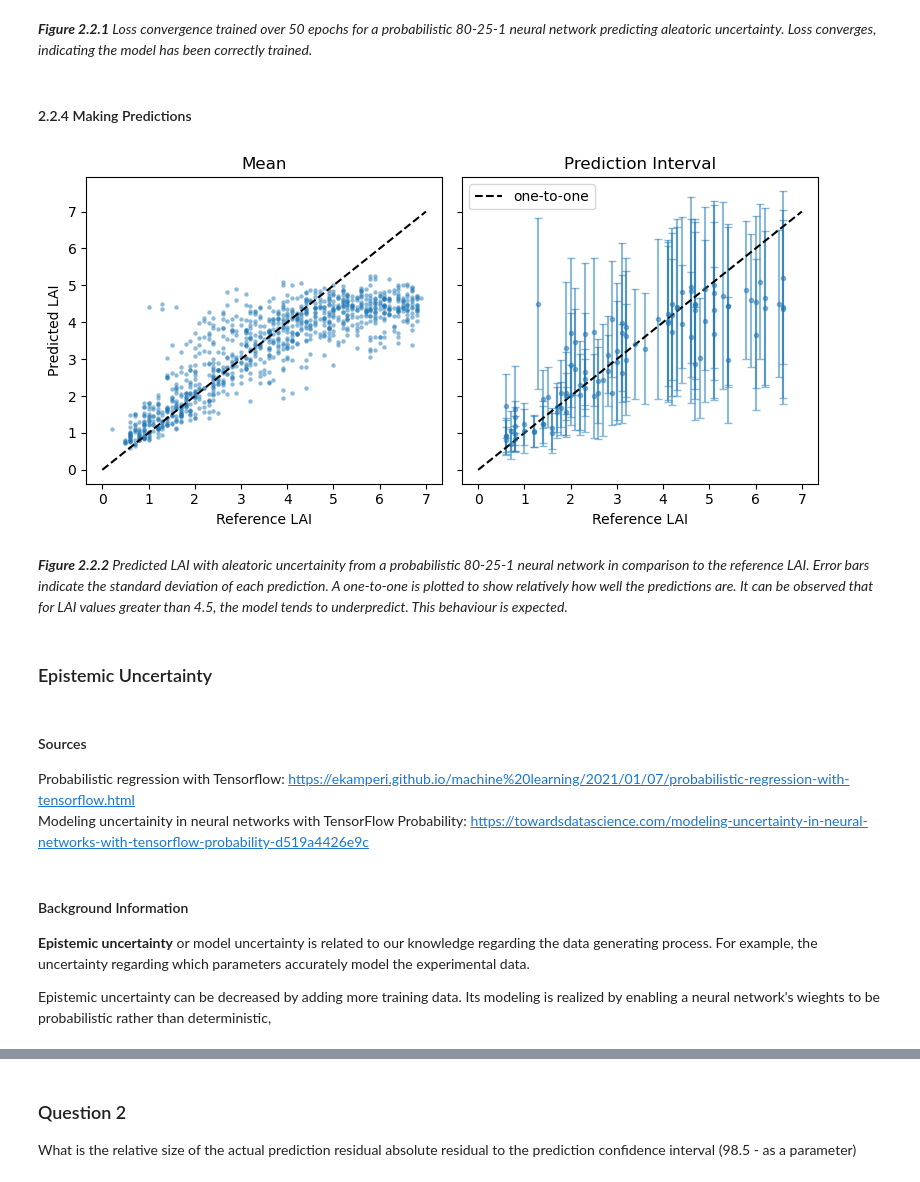
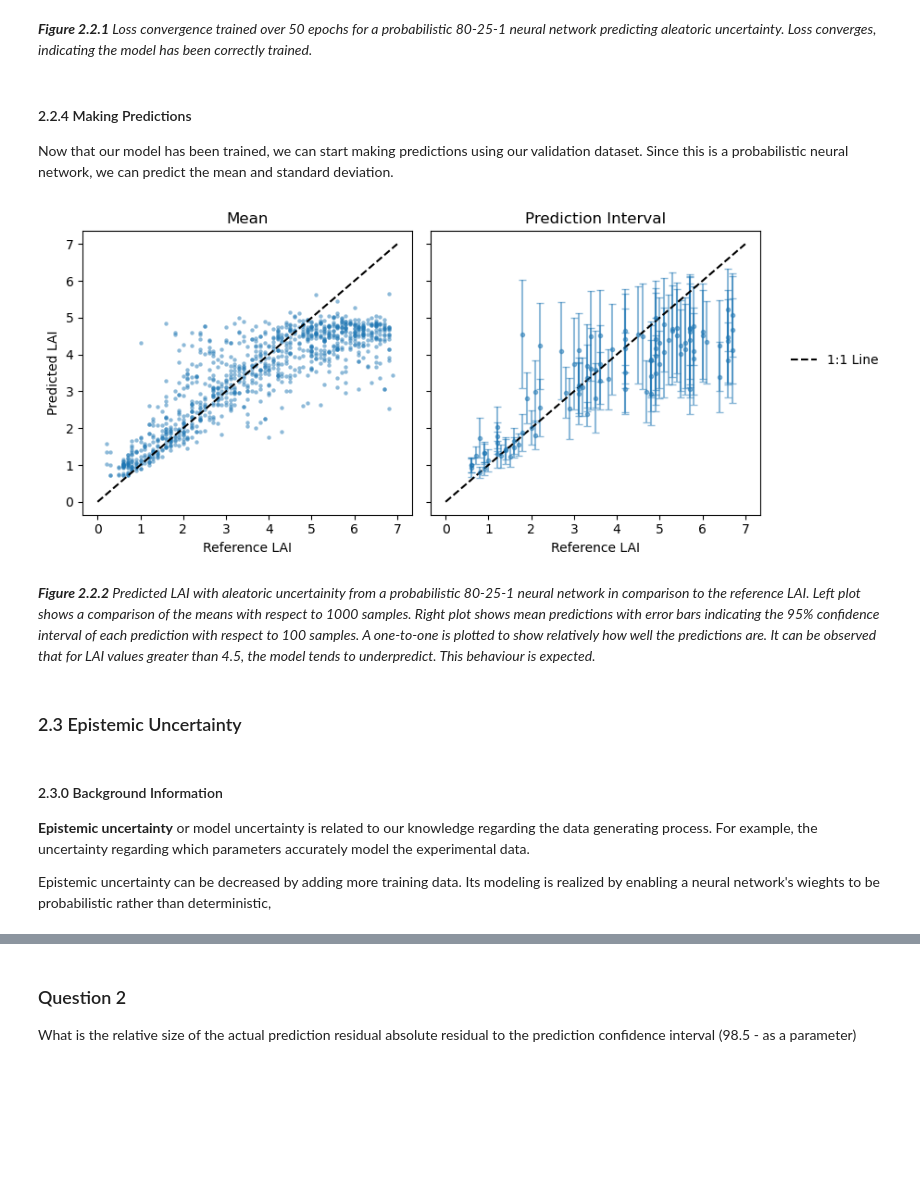
Before and after one commit to watermelonxx/WorkTerm-Winter2023, a Jupyter notebook: ModelingUncertainty/ModelingUncertainty.ipynb, the cells around one changed output, grey strips where cells are left out. Saved outputs shown, nothing was run; the diff lists cells and outputs as text; code cells hidden in the pictures; blank space fills up the shorter version.

```diff
--- a/ModelingUncertainty/ModelingUncertainty.ipynb
+++ b/ModelingUncertainty/ModelingUncertainty.ipynb
@@ -159,0 +213,4 @@ plt.show()
+# %%
+biome = 7
+valbiomeDictLAI[biome]['rfstddev'] = dict()
+valbiomeDictLAI[biome]['rfstddev']['model'] = rfrgarden(n_estimators=100,min_samples_leaf=10,max_features=5,bootstrap=True,random_state=0,verbose=0,n_jobs=-1,max_leaf_nodes=10000)
@@ -159,0 +220,3 @@ plt.show()
+# %%
+# Fitting a Random Forest Quantile Regressor for each biome type
+valbiomeDictLAI[biome]['rfstddev']['model'] = valbiomeDictLAI[biome]['rfstddev']['model'].fit(calbiomeDictLAI[biome]['X_train'], calbiomeDictLAI[biome]['y_train'])
@@ -159,0 +225,12 @@ plt.show()
+# %%
+name = 'rfstddev'
+biome = 7
+
+valSize = [100, 1000]
+
+for size in valSize:
+
+    valbiomeDictLAI[biome][name]['mean_' + str(size)], valbiomeDictLAI[biome][name]['stddev_' + str(size)] = valbiomeDictLAI[biome][name]['model'].predict(valbiomeDictLAI[biome]['X_test_' + str(size)], return_std=True)
+
+    valbiomeDictLAI[biome][name]['lower_' + str(size)] = valbiomeDictLAI[biome][name]['mean_' + str(size)] - valbiomeDictLAI[biome][name]['stddev_' + str(size)]
+    valbiomeDictLAI[biome][name]['upper_' + str(size)] = valbiomeDictLAI[biome][name]['mean_' + str(size)] + valbiomeDictLAI[biome][name]['stddev_' + str(size)]
@@ -408,6 +572,7 @@ Text(0, 0.5, 'Loss')
 _**Figure 2.2.1** Loss convergence trained over 50 epochs for a probabilistic 80-25-1 neural network predicting aleatoric uncertainty. Loss converges, indicating the model has been correctly trained._
 # %% [markdown]
 #### 2.2.4 Making Predictions
+Now that our model has been trained, we can start making predictions using our validation dataset. Since this is a probabilistic neural network, we can predict the mean and standard deviation.
 # %%
 name = 'pnn_80_25_1_A'
 biome = 7
@@ -415,52 +580,53 @@ biome = 7
 valSize = [100, 1000]
 
 for size in valSize:
+    # Model returns a distribution object
     valbiomeDictLAI[biome][name]['y_model_' + str(size)] = valbiomeDictLAI[biome][name]['model'](valbiomeDictLAI[biome]['X_test_' + str(size)])
 
+    # Mean and standard deviation
     valbiomeDictLAI[biome][name]['mean_' + str(size)] = valbiomeDictLAI[biome][name]['y_model_' + str(size)].mean().numpy().flatten()
     valbiomeDictLAI[biome][name]['stddev_' + str(size)] = valbiomeDictLAI[biome][name]['y_model_' + str(size)].stddev().numpy().flatten()
 
-    valbiomeDictLAI[biome][name]['lower_' + str(size)] = valbiomeDictLAI[biome][name]['mean_' + str(size)] - 2 * valbiomeDictLAI[biome][name]['stddev_' + str(size)]
-    valbiomeDictLAI[biome][name]['upper_' + str(size)] = valbiomeDictLAI[biome][name]['mean_' + str(size)] + 2 * valbiomeDictLAI[biome][name]['stddev_' + str(size)]
-    valbiomeDictLAI[biome][name]['error_' + str(size)] = 2 * valbiomeDictLAI[biome][name]['stddev_' + str(size)]
+    # Upper and lower bound of confidence interval
+    # 2 stddev from the mean gives approx. the 95% confidence interval
+    valbiomeDictLAI[biome][name]['lower_' + str(size)] = valbiomeDictLAI[biome][name]['mean_' + str(size)] - valbiomeDictLAI[biome][name]['stddev_' + str(size)]
+    valbiomeDictLAI[biome][name]['upper_' + str(size)] = valbiomeDictLAI[biome][name]['mean_' + str(size)] + valbiomeDictLAI[biome][name]['stddev_' + str(size)]
 # %%
 name = 'pnn_80_25_1_A'
 biome = 7
 
 fig, axes = plt.subplots(1, 2, sharey=True, figsize=(8,4))
 
-axes[0].scatter(np.divide(valbiomeDictLAI[biome]['y_test_1000'], 10), np.divide(valbiomeDictLAI[biome][name]['mean_1000'], 10), s=10, alpha=0.5, lw=0)
-axes[0].plot([0, 7], [0, 7], 'k--', label='one-to-one')
+# Plot the mean of the predictions
+axes[0].scatter(np.divide(valbiomeDictLAI[biome]['y_test_1000'], scaling), np.divide(valbiomeDictLAI[biome][name]['mean_1000'], scaling), s=10, alpha=0.5, lw=0)
+axes[0].plot([0, 7], [0, 7], 'k--', label='1:1 Line')
 
 axes[0].set_xlabel("Reference LAI")
 axes[0].set_ylabel("Predicted LAI")
 axes[0].set_title('Mean')
 
-axes[1].errorbar(np.divide(valbiomeDictLAI[biome]['y_test_100'], 10), np.divide(valbiomeDictLAI[biome][name]['mean_100'], 10), np.divide(valbiomeDictLAI[biome][name]['error_100'], 10), fmt='o', ms=3, alpha=0.5, capsize=3)
-axes[1].plot([0, 7], [0, 7], 'k--', label='one-to-one')
+# Plot the confidence interval
+axes[1].errorbar(np.divide(valbiomeDictLAI[biome]['y_test_100'], scaling), np.divide(valbiomeDictLAI[biome][name]['mean_100'], scaling), np.divide(valbiomeDictLAI[biome][name]['stddev_100'], scaling), fmt='o', ms=3, alpha=0.5, capsize=3)
+axes[1].plot([0, 7], [0, 7], 'k--')
 
 axes[1].set_xlabel("Reference LAI")
 axes[1].set_title('Prediction Interval')
 
 # plt.xlim([0, 7])
 # plt.ylim([0, 7])
 
 fig.tight_layout()
 
-plt.legend()
+fig.legend(bbox_to_anchor=(1.12, 0.6), loc='centre left', frameon=0)
 plt.show()
 # %% [output]
-[figure, old version]
+[figure, new version]
 # %% [markdown]
-_**Figure 2.2.2** Predicted LAI with aleatoric uncertainity from a probabilistic 80-25-1 neural network in comparison to the reference LAI. Error bars indicate the standard deviation of each prediction. A one-to-one is plotted to show relatively how well the predictions are. It can be observed that for LAI values greater than 4.5, the model tends to underpredict. This behaviour is expected._
+_**Figure 2.2.2** Predicted LAI with aleatoric uncertainity from a probabilistic 80-25-1 neural network in comparison to the reference LAI. Left plot shows a comparison of the means with respect to 1000 samples. Right plot shows mean predictions with error bars indicating the 95% confidence interval of each prediction with respect to 100 samples. A one-to-one is plotted to show relatively how well the predictions are. It can be observed that for LAI values greater than 4.5, the model tends to underpredict. This behaviour is expected._
 # %% [markdown]
-### Epistemic Uncertainty
+### 2.3 Epistemic Uncertainty
-# %% [markdown]
-#### Sources
-Probabilistic regression with Tensorflow: https://ekamperi.github.io/machine%20learning/2021/01/07/probabilistic-regression-with-tensorflow.html \
-Modeling uncertainity in neural networks with TensorFlow Probability: https://towardsdatascience.com/modeling-uncertainty-in-neural-networks-with-tensorflow-probability-d519a4426e9c
 # %% [markdown]
-#### Background Information
+#### 2.3.0 Background Information
 **Epistemic uncertainty** or model uncertainty is related to our knowledge regarding the data generating process. For example, the uncertainty regarding which parameters accurately model the experimental data.
 
 Epistemic uncertainty can be decreased by adding more training data. Its modeling is realized by enabling a neural network's wieghts to be probabilistic rather than deterministic,
```
Also changed, not shown: parts of 146 cells of this notebook.
